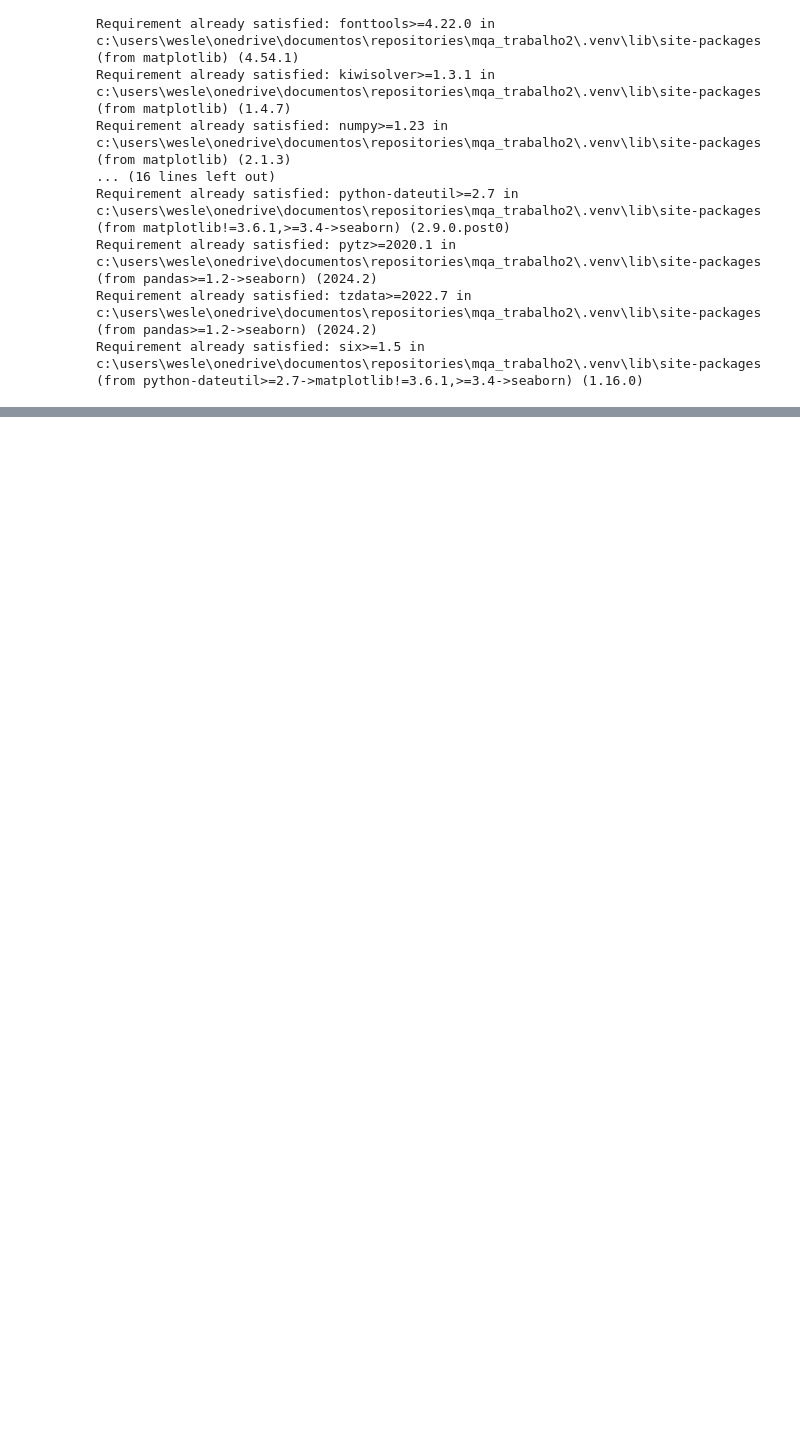
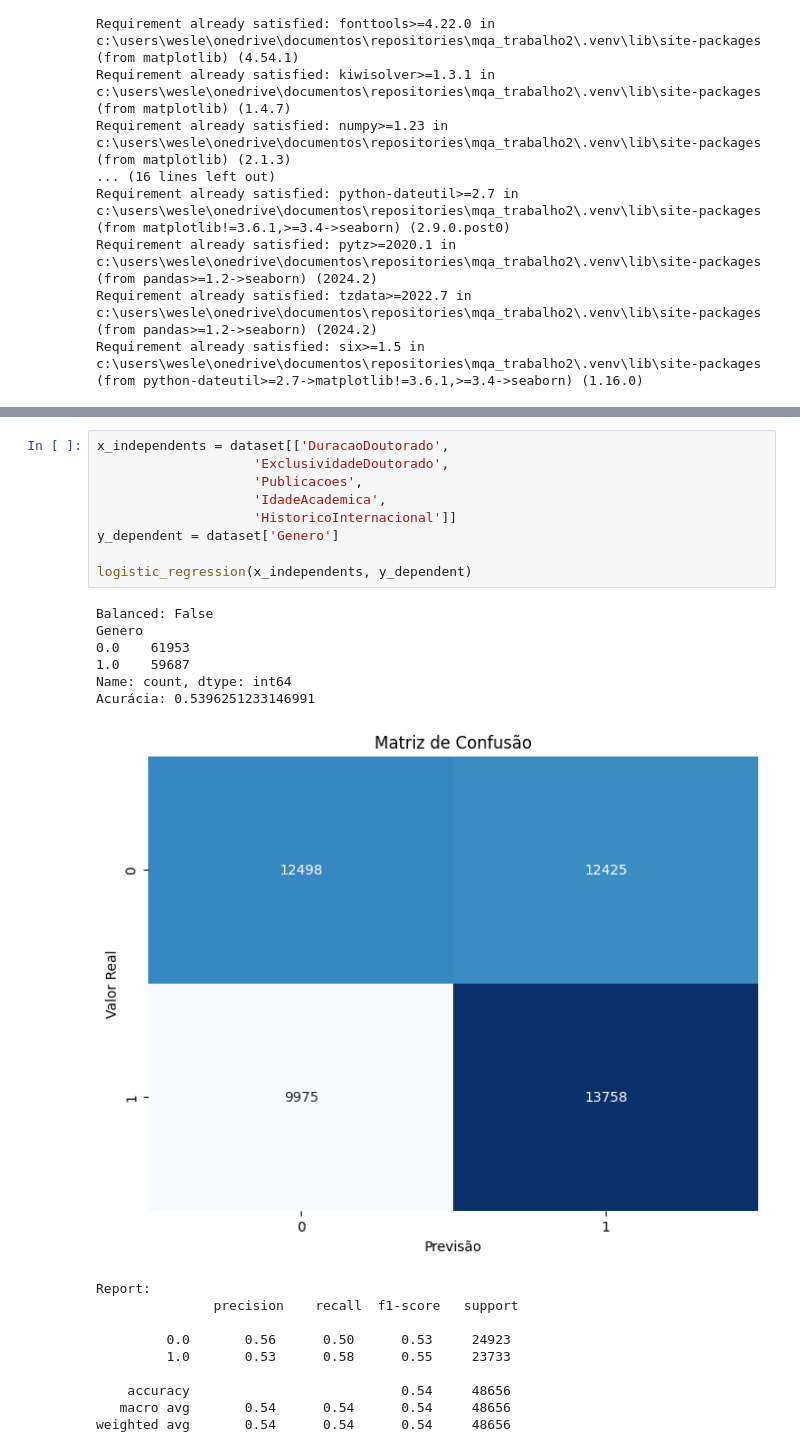
Before and after one commit to Wesley-scarneiro/mqa_trabalho2, a Jupyter notebook: main.ipynb, the cells around one changed output, grey strips where cells are left out. Saved outputs shown, nothing was run; the diff lists cells and outputs as text; blank space fills up the shorter version.

```diff
--- a/main.ipynb
+++ b/main.ipynb
@@ -167,3 +140,29 @@ weighted avg       0.54      0.54      0.54      3518
+# %%
+x_independents = dataset[['DuracaoDoutorado',
+                    'ExclusividadeDoutorado',
+                    'Publicacoes',
+                    'IdadeAcademica',
+                    'HistoricoInternacional']]
+y_dependent = dataset['Genero']
+
+logistic_regression(x_independents, y_dependent)
+# %% [output]
+Balanced: False
+Genero
+0.0    61953
+1.0    59687
+Name: count, dtype: int64
+Acurácia: 0.5396251233146991
+[figure, added]
+Report:
+               precision    recall  f1-score   support
+
+         0.0       0.56      0.50      0.53     24923
+         1.0       0.53      0.58      0.55     23733
+
+    accuracy                           0.54     48656
+   macro avg       0.54      0.54      0.54     48656
+weighted avg       0.54      0.54      0.54     48656
 # %% [markdown]
 ## Estimando exclusividade de área no doutorado
 
```
Also changed, not shown: parts of 8 cells of this notebook, 4 other files.
